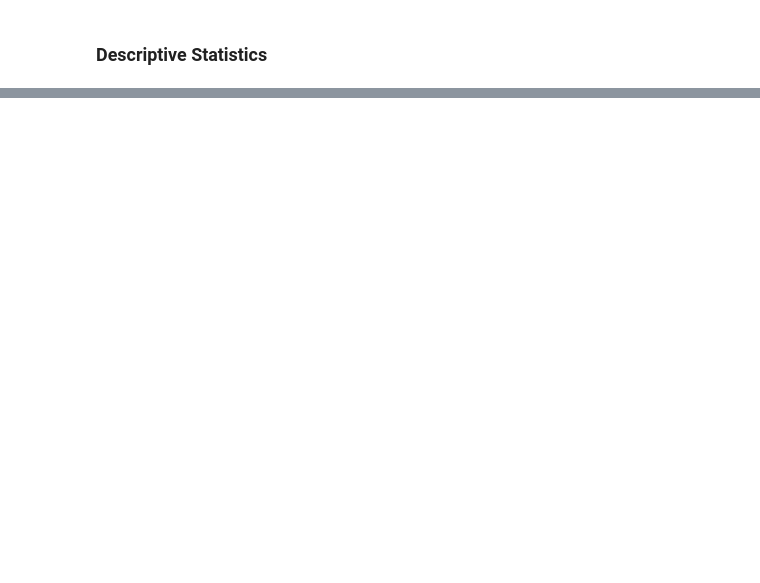
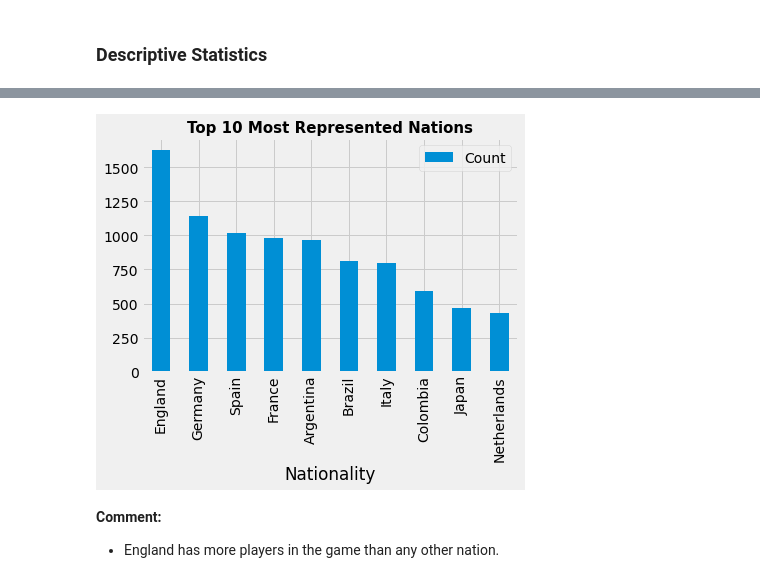
Before and after one commit to chineidu/Football_players, a Jupyter notebook: Football_players.ipynb, the cells around one changed output, grey strips where cells are left out. Cells and saved outputs as stored; diff of their text form; code cells hidden in the pictures; blank space fills up the shorter version.

```diff
--- a/Football_players.ipynb
+++ b/Football_players.ipynb
@@ -491,0 +525,5 @@ fbal5.describe()
+# %%
+# Top 10 represented countries
+a = pd.crosstab(index=fbal5['Nationality'], columns='Count').sort_values(by='Count', ascending=False)
+a.columns = ['Count']
+a.head(10)
@@ -491,0 +543,9 @@ fbal5.describe()
+# %%
+a.head(10).plot.bar()
+plt.title('Top 10 Most Represented Nations', fontsize=15, fontweight='heavy')
+plt.show()
+# %% [output]
+[figure, added]
+# %% [markdown]
+**Comment:**
+* England has more players in the game than any other nation.
```
Also changed, not shown: parts of 79 cells of this notebook.
